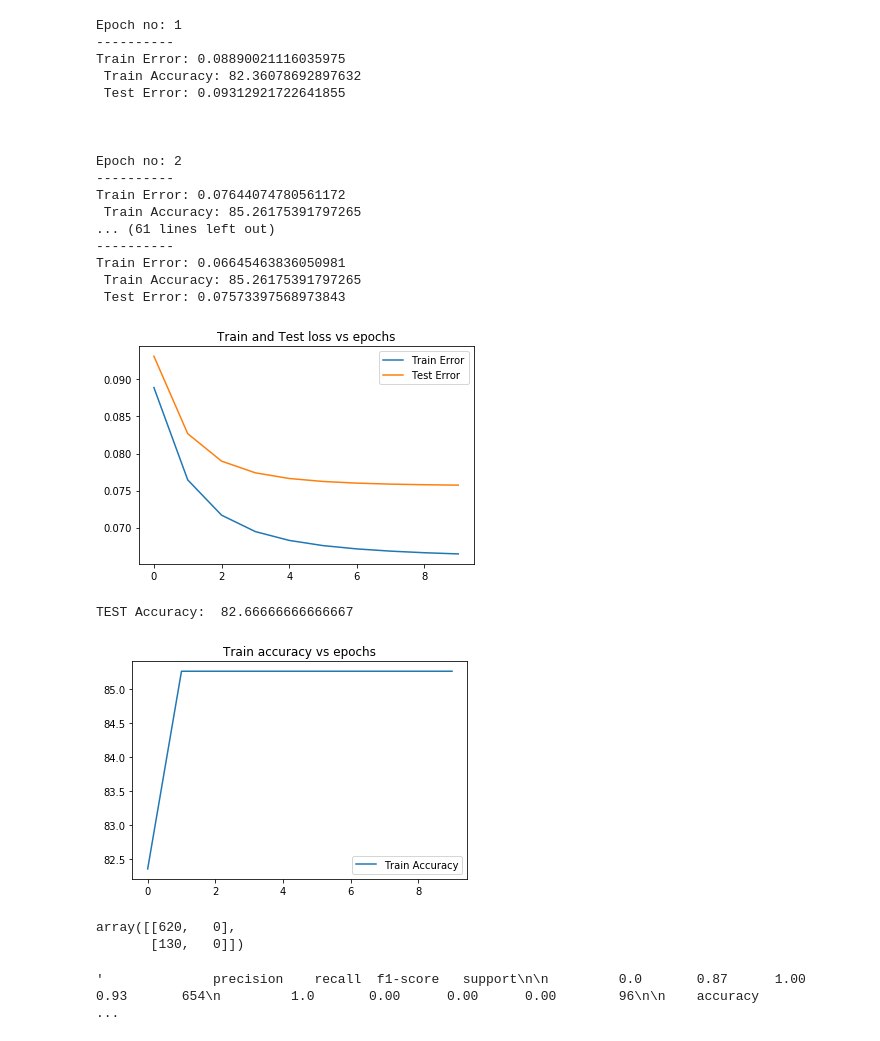
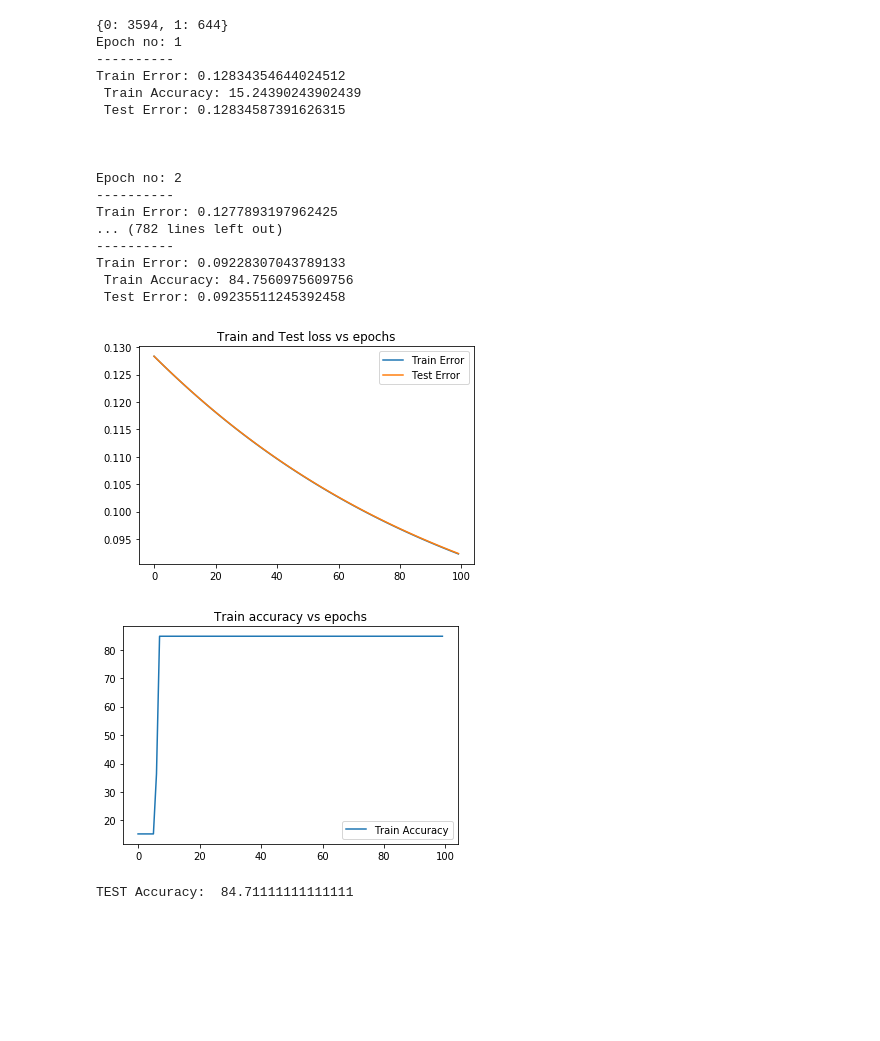
Before and after one commit to ms03831/Evaluating-CHD-Risk, a Jupyter notebook: models/neuralNet.ipynb, the cells around one changed output. Cells and saved outputs as stored; diff of their text form; code cells hidden in the pictures; blank space fills up the shorter version.

```diff
--- a/models/neuralNet.ipynb
+++ b/models/neuralNet.ipynb
@@ -15,9 +15,13 @@ class Model:
         self.testY = None
         self.trainX = None
         self.trainY = None
+        self.trainX_ = None
+        self.trainY_ = None
 
     def _readDataset(self, filename):
         self.data = pd.read_csv(filename)
+        unique, counts = np.unique(np.array(self.data.TenYearCHD), return_counts=True)
+        print(dict(zip(unique,counts)))
 
     def _dropNulls(self):
         self.data.drop(["education"], axis = 1, inplace = True) #dropping this improved accuracy
@@ -29,8 +33,19 @@ class Model:
         self.target = self.data.TenYearCHD
         self.data.to_csv("../data/processedData.csv")
 
-    def _trainTestSplit(self):
-        self.trainX, self.testX, self.trainY, self.testY = train_test_split(self.features, self.target, test_size=0.2)
+    def _trainTestSplit(self, imblnc = False):
+        imblnc = 0
+        if imblnc:
+            indc = list(np.where(self.target == 0)[0])
+            indc2 = list(np.where(self.target == 1)[0][:1000])
+            indc.extend(indc2)
+            ftrs = self.features.iloc[indc]
+            lbls = self.target[indc]
+        else:
+            ftrs = self.features
+            lbls = self.target
+
+        self.trainX, self.testX, self.trainY, self.testY = train_test_split(ftrs, lbls, test_size=0.3)
         return self.trainX, self.testX, self.trainY, self.testY
 
     def preProcessing(self, filename):
@@ -74,7 +89,7 @@ class MyNeuralNet:
         for layerNum in range(1, len(layerArray)): #1st layer is input so we exclude that
             biasVector = np.zeros((layerArray[layerNum], 1)) #bias zero initialized
             self.B.append(biasVector)
-            weightsMatrix = np.random.normal(loc = 0, scale = 1, size = (layerArray[layerNum], layerArray[layerNum-1])) #weights initialized with normal dist
+            weightsMatrix = np.random.normal(loc = 0, scale = 1/layerArray[layerNum-1], size = (layerArray[layerNum], layerArray[layerNum-1])) #weights initialized with normal dist
             self.W.append(weightsMatrix)
 
 
@@ -144,10 +159,10 @@ class MyNeuralNet:
         dW[n-1] = np.dot(dZ, activeOutputLayers[-2].T)
         dB[n-1] = dZ
 
-        for l in range(n-1):
-            dZ = np.dot(self.W[n-1-l].T, dZ) * self.derivatieActivateLayer(outputLayers[n-2-l])
-            dB[l] = dZ
-            dW[l] = np.dot(dZ , activeOutputLayers[max(0,n-3-l)].T)
+        for l in range(2, n):
+            dZ = np.dot(self.W[-l+1].transpose(), dZ) * self.derivatieActivateLayer(outputLayers[-l])
+            dB[-l] = dZ
+            dW[-l] = np.dot(dZ, activeOutputLayers[-l-1].transpose())
 
         return (np.array(dB), np.array(dW))
 
@@ -184,58 +199,50 @@ class MyNeuralNet:
                     self.B[j] = self.B[j] - (learningRate/batchSize)*dB[j]
 
             trainError.append(calculateError(self, train))
             trainAccuracy.append(accuracy(self.forwardPass(train[0]), train[1]))
             testError.append(calculateError(self, test))
 
             print("Epoch no: {}\n----------".format(i+1))
             print("Train Error: {0} \n Train Accuracy: {1} \n Test Error: {2} \n \n \n".format(trainError[i], trainAccuracy[i], testError[i]))
         plt.plot(range(epochs), trainError, label = 'Train Error')
         plt.plot(range(epochs), testError, label = 'Test Error')
         plt.legend()
         plt.title("Train and Test loss vs epochs")
         plt.show()
 
         plt.plot(range(epochs), trainAccuracy, label = 'Train Accuracy')
         plt.legend()
         plt.title("Train accuracy vs epochs")
-        #plt.show()
+        plt.show()
 
         print("TEST Accuracy: ", accuracy(self.forwardPass(test[0]), test[1]))
 
 network = MyNeuralNet([train[0].shape[1], 10, 1])
-network.train(train, test, 10, 32, 0.03)
+network.train(train, test, 100, 32, 0.0001)
 # %% [output]
+{0: 3594, 1: 644}
 Epoch no: 1
 ----------
-Train Error: 0.08890021116035975
- Train Accuracy: 82.36078692897632
- Test Error: 0.09312921722641855
+Train Error: 0.12834354644024512
+ Train Accuracy: 15.24390243902439
+ Test Error: 0.12834587391626315
 
 
 
 Epoch no: 2
 ----------
-Train Error: 0.07644074780561172
- Train Accuracy: 85.26175391797265
-... (61 lines left out)
+Train Error: 0.1277893197962425
+... (782 lines left out)
 ----------
-Train Error: 0.06645463836050981
- Train Accuracy: 85.26175391797265
- Test Error: 0.07573397568973843
+Train Error: 0.09228307043789133
+ Train Accuracy: 84.7560975609756
+ Test Error: 0.09235511245392458
-[figure, old version]
+[figure, new version]
+[figure, new version]
-TEST Accuracy:  82.66666666666667
+TEST Accuracy:  84.71111111111111
-[figure, old version]
 # %%
 from sklearn.metrics import classification_report
 from sklearn.metrics import confusion_matrix
 
 
-a = [1 if i else 0  for i in network.forwardPass(test[0])>0.5]
-confusion_matrix(test[1], a)
+a = [1 if i else 0 for i in network.forwardPass(test[0])>0.5]
-# %% [output]
-array([[620,   0],
-       [130,   0]])
-# %%
-classification_report(test[1], a)
-# %% [output]
-'              precision    recall  f1-score   support\n\n         0.0       0.87      1.00      0.93       654\n         1.0       0.00      0.00      0.00        96\n\n    accuracy                   ...
```
Also changed, not shown: 4 other files.
